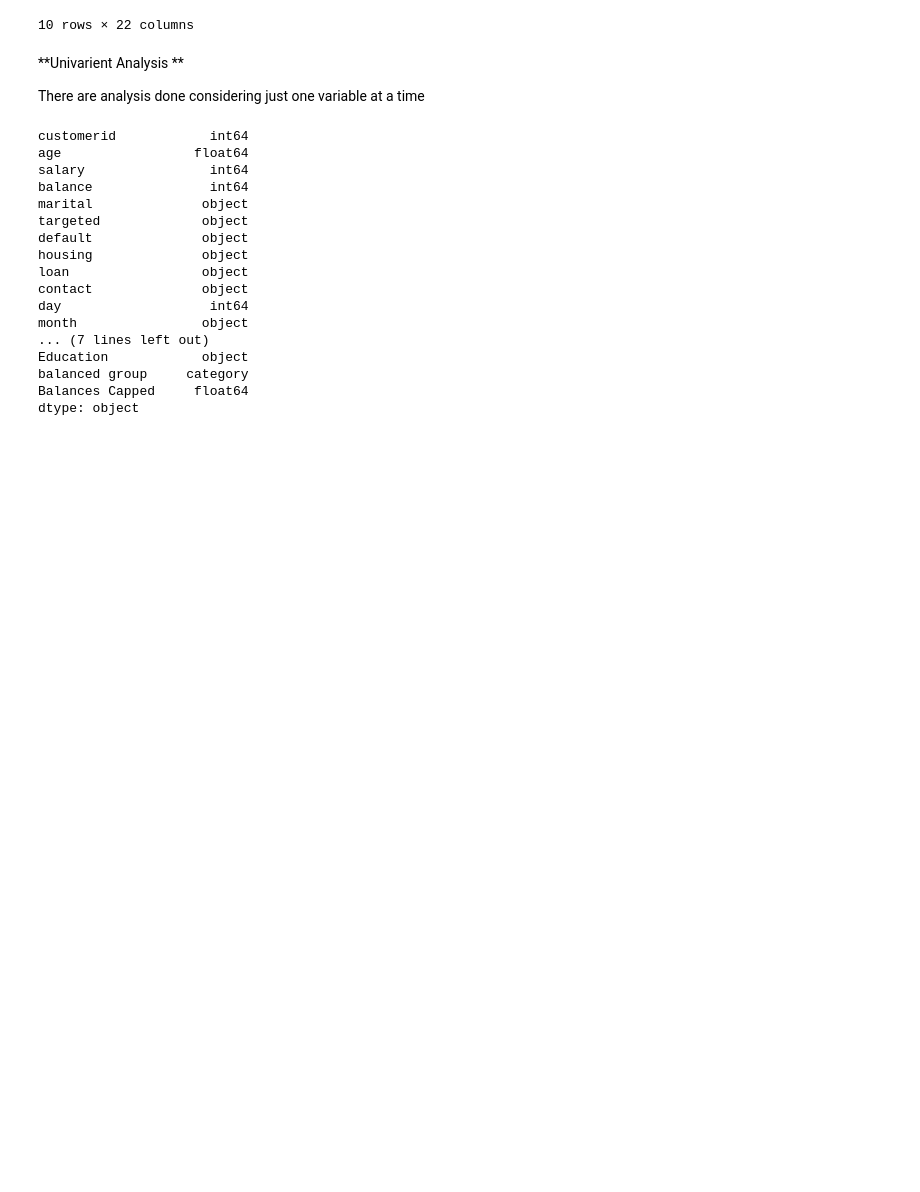
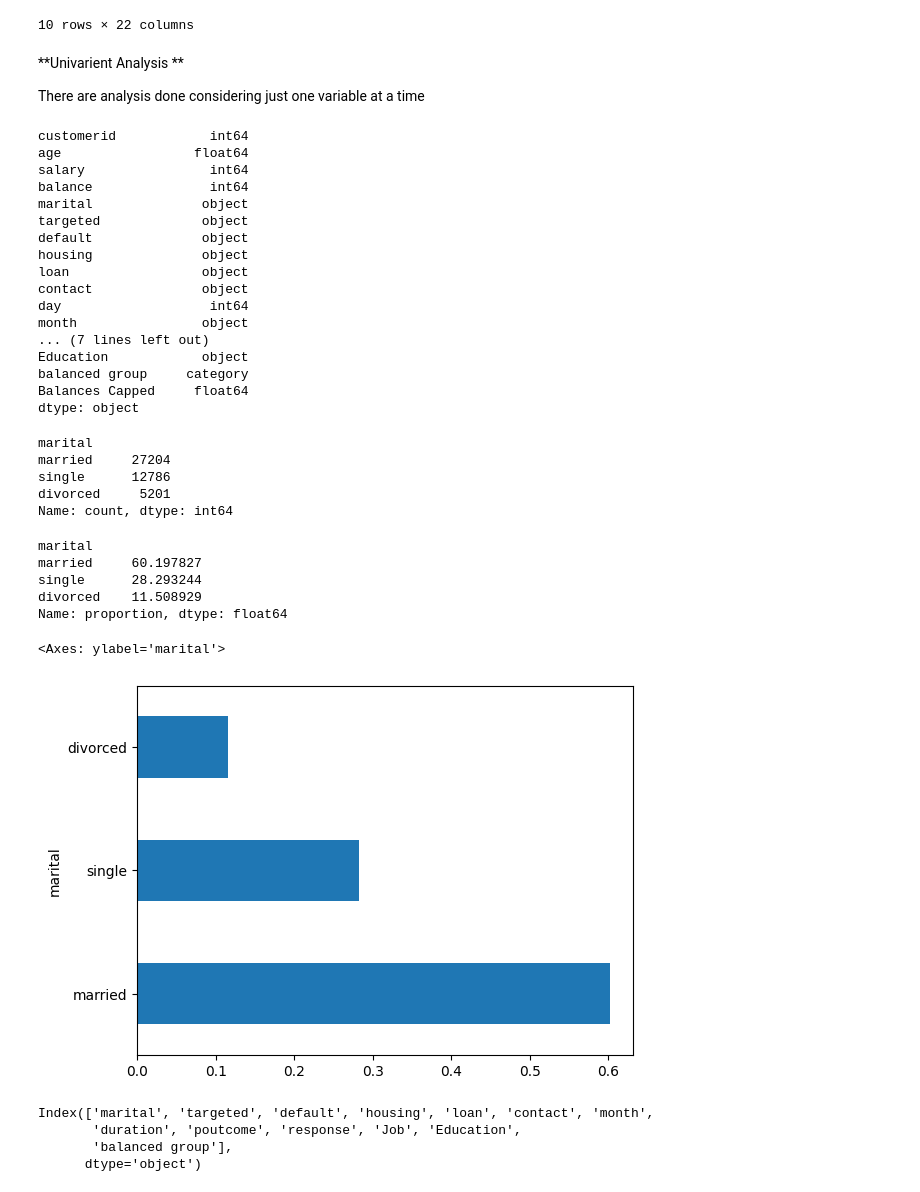
Before and after one commit to Rushank14/Python-Notebooks, a Jupyter notebook: notebooks/EDA.ipynb, the cells around one changed output. Drawn from its saved outputs; the diff is of its cells as text; code cells hidden in the pictures; blank space fills up the shorter version.

```diff
--- a/notebooks/EDA.ipynb
+++ b/notebooks/EDA.ipynb
@@ -458,3 +458,31 @@ Balances Capped     float64
 dtype: object
 # %%
 ##Marital
+# %%
+bank_target.marital.value_counts()
+# %% [output]
+marital
+married     27204
+single      12786
+divorced     5201
+Name: count, dtype: int64
+# %%
+bank_target.marital.value_counts(normalize=True)*100
+# %% [output]
+marital
+married     60.197827
+single      28.293244
+divorced    11.508929
+Name: proportion, dtype: float64
+# %%
+bank_target.marital.value_counts(normalize=True).plot.barh()
+# %% [output]
+<Axes: ylabel='marital'>
+[figure, added]
+# %%
+bank_target.select_dtypes(include=['object', 'category']).columns
+# %% [output]
+Index(['marital', 'targeted', 'default', 'housing', 'loan', 'contact', 'month',
+       'duration', 'poutcome', 'response', 'Job', 'Education',
+       'balanced group'],
+      dtype='object')
```
Also changed, not shown: parts of 19 cells of this notebook, 1 other file.
